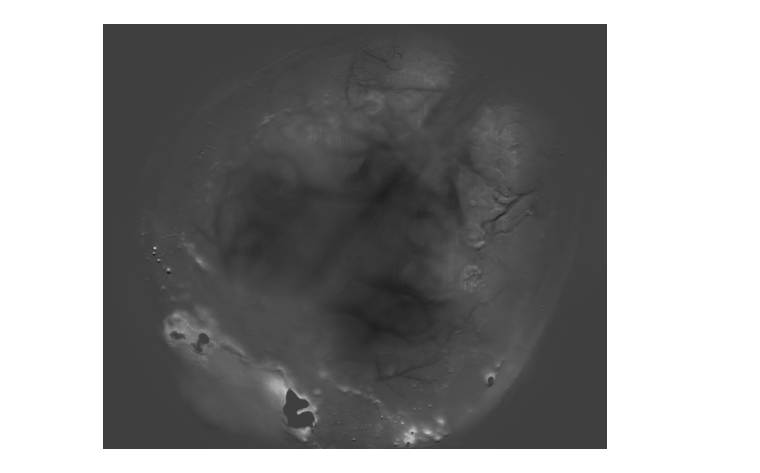
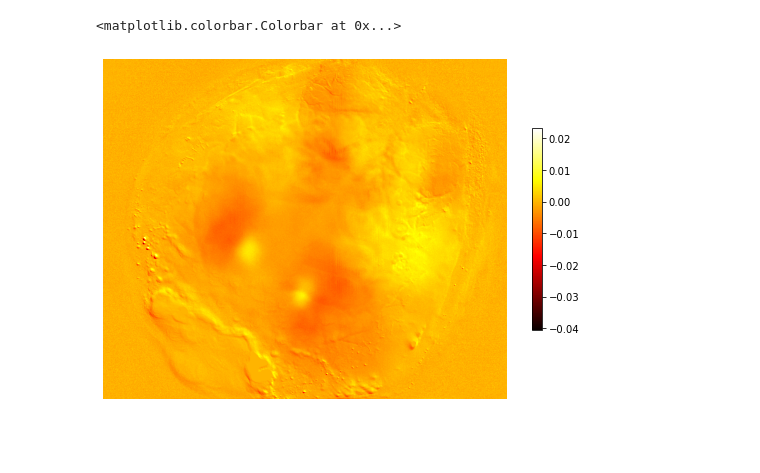
Before and after one commit to jcouto/wfield, a Jupyter notebook: notebooks/approximate_svd.ipynb, the cells around one changed output. Cells and saved outputs as stored; diff of their text form; code cells hidden in the pictures; blank space fills up the shorter version.

```diff
--- a/notebooks/approximate_svd.ipynb
+++ b/notebooks/approximate_svd.ipynb
@@ -13,11 +17,13 @@ from wfieldtools import *
 localdisk = 'd:\\temp_folder'
 dat_path = glob(pjoin(localdisk,'*.dat'))[0]
 frames_average = np.load(pjoin(localdisk,'frames_average.npy'))
+trial_onsets = np.load(pjoin(localdisk,'trial_onsets.npy'))
 
 dat = mmap_dat(dat_path) # load to memory if you have enough
+onsets = trial_onsets['iframe']
 
-U,SVT = approximate_svd(dat, frames_average)
-np.save(pjoin(localdisk,'U.npy'),U)
-np.save(pjoin(localdisk,'SVT.npy'),SVT)
+U,SVT = approximate_svd(dat, frames_average,onsets = onsets)
+np.save(pjoin(localdisk,'Ua.npy'),U)
+np.save(pjoin(localdisk,'SVTa.npy'),SVT)
 # %%
 # Look at the difference between the reconstructed and the raw data
@@ -41,4 +56,7 @@ plt.colorbar(shrink = 0.3);
 # %%
-imshow_noborder(reconstruct(U,SVT[:,100],dims = dat.shape[-2:]).squeeze(),cmap = 'gray');
+imshow_noborder(reconstruct(U,SVT[:,400],dims = dat.shape[-2:]).squeeze(),
+                cmap = 'hot');
+plt.colorbar(shrink = .4)
 # %% [output]
+<matplotlib.colorbar.Colorbar at 0x...>
-[figure, old version]
+[figure, new version]
```
Also changed, not shown: parts of 4 cells of this notebook, 7 other files.
